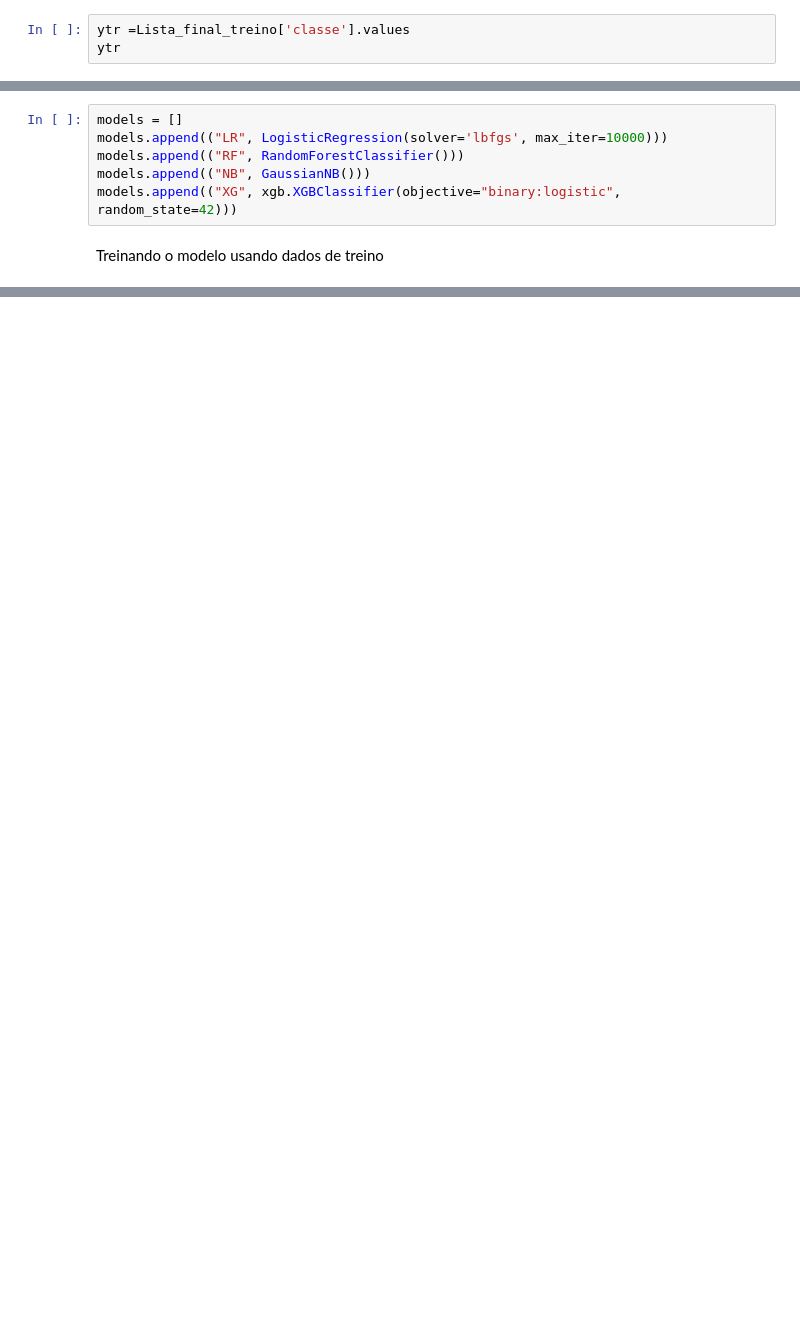
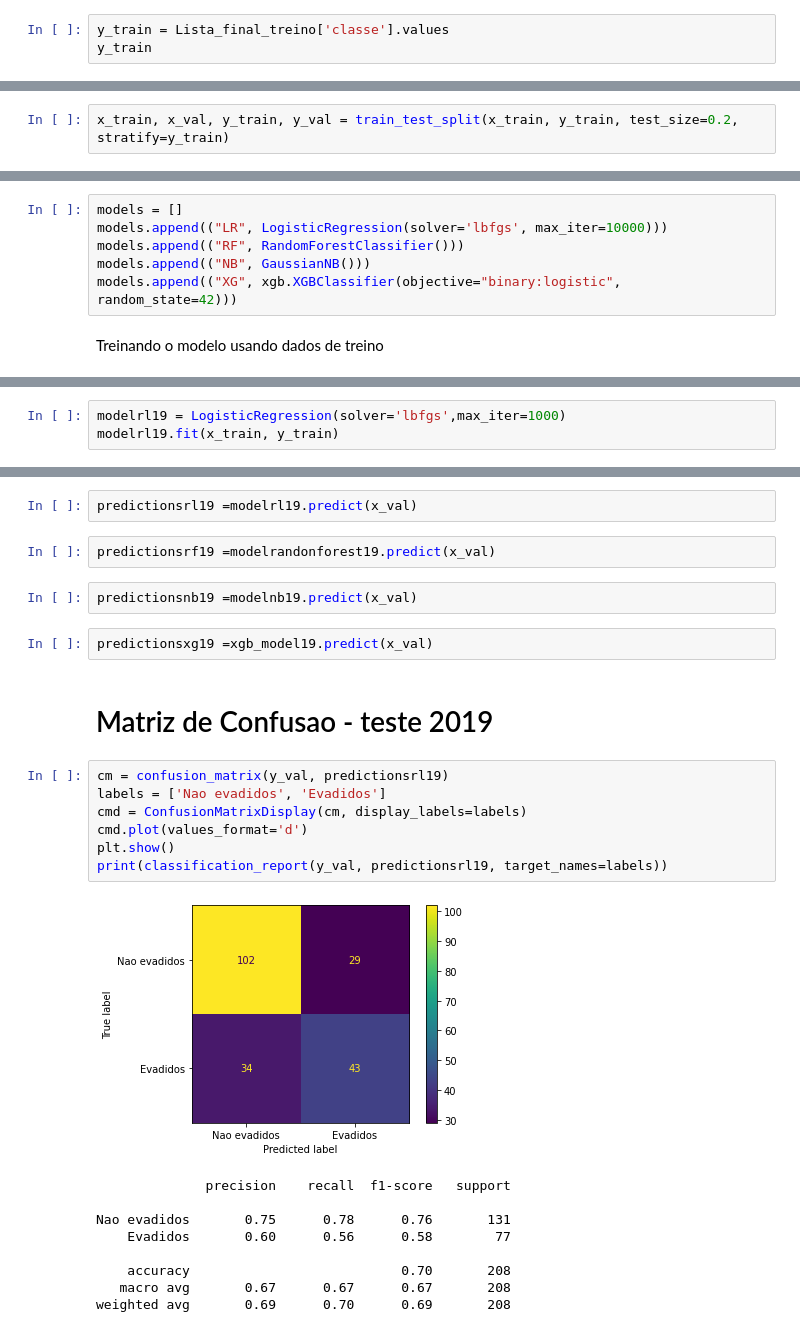
Before and after one commit to marlonandersonsilva/evasaomlmestrado, a Jupyter notebook: Aplicação_R_Logistica,Naise_Bayer,RandonForest,Xgboost.ipynb, the cells around one changed output, grey strips where cells are left out. Saved outputs shown, nothing was run; the diff lists cells and outputs as text; blank space fills up the shorter version.

```diff
--- a/Aplicação_R_Logistica,Naise_Bayer,RandonForest,Xgboost.ipynb
+++ b/Aplicação_R_Logistica,Naise_Bayer,RandonForest,Xgboost.ipynb
@@ -1214,8 +958,8 @@ array([[ 3.  ,  5.82, 49.  , ...,  0.  ,  0.  ,  1.  ],
        [ 3.  ,  0.69, 55.  , ...,  1.  ,  0.  ,  2.  ],
        [ 3.  ,  0.19, 32.  , ...,  1.  ,  0.  ,  1.  ]])
 # %%
-ytr =Lista_final_treino['classe'].values
-ytr
+y_train = Lista_final_treino['classe'].values
+y_train
 # %% [output]
 array([1, 0, 1, ..., 0, 0, 1])
 # %%
@@ -1276 +1015,3 @@ array([0, 0, 0, 0, 0, 0, 0, 0, 1, 1, 1, 0, 0, 1, 0, 0, 0, 1, 1, 0, 0, 0,
+# %%
+x_train, x_val, y_train, y_val = train_test_split(x_train, y_train, test_size=0.2, stratify=y_train)
 # %% [markdown]
@@ -1444,0 +1069,3 @@ Curva ROC
+# %%
+modelrl19 = LogisticRegression(solver='lbfgs',max_iter=1000)
+modelrl19.fit(x_train, y_train)
@@ -1444,0 +1091,27 @@ Curva ROC
+# %%
+predictionsrl19 =modelrl19.predict(x_val)
+# %%
+predictionsrf19 =modelrandonforest19.predict(x_val)
+# %%
+predictionsnb19 =modelnb19.predict(x_val)
+# %%
+predictionsxg19 =xgb_model19.predict(x_val)
+# %% [markdown]
+# Matriz de Confusao - teste 2019
+# %%
+cm = confusion_matrix(y_val, predictionsrl19)
+labels = ['Nao evadidos', 'Evadidos']
+cmd = ConfusionMatrixDisplay(cm, display_labels=labels)
+cmd.plot(values_format='d')
+plt.show()
+print(classification_report(y_val, predictionsrl19, target_names=labels))
+# %% [output]
+[figure, added]
+              precision    recall  f1-score   support
+
+Nao evadidos       0.75      0.78      0.76       131
+    Evadidos       0.60      0.56      0.58        77
+
+    accuracy                           0.70       208
+   macro avg       0.67      0.67      0.67       208
+weighted avg       0.69      0.70      0.69       208
```
Also changed, not shown: parts of 159 cells of this notebook.
